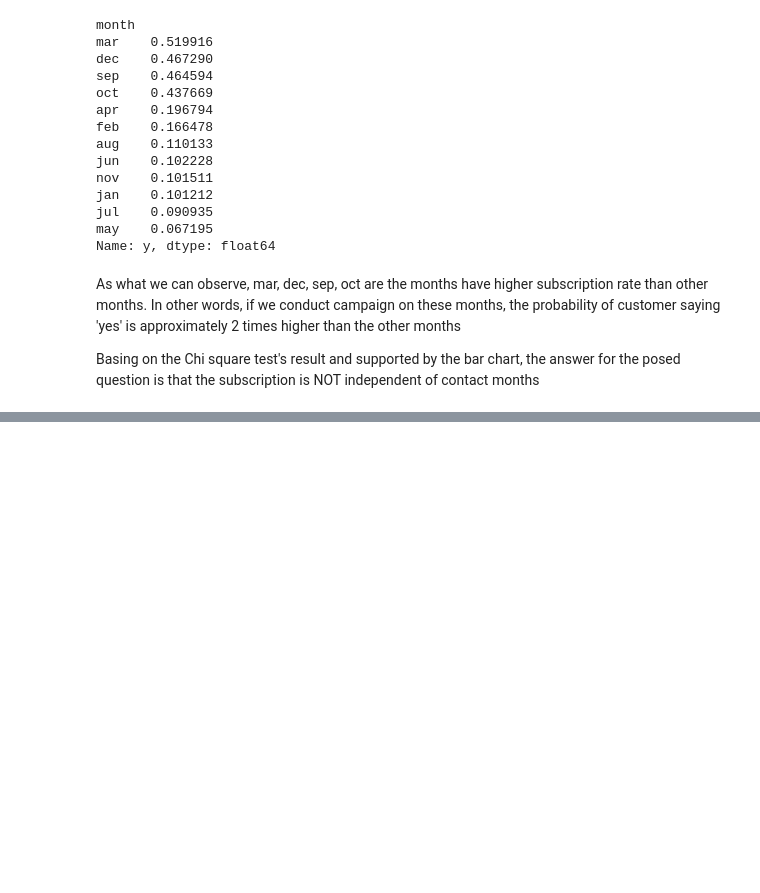
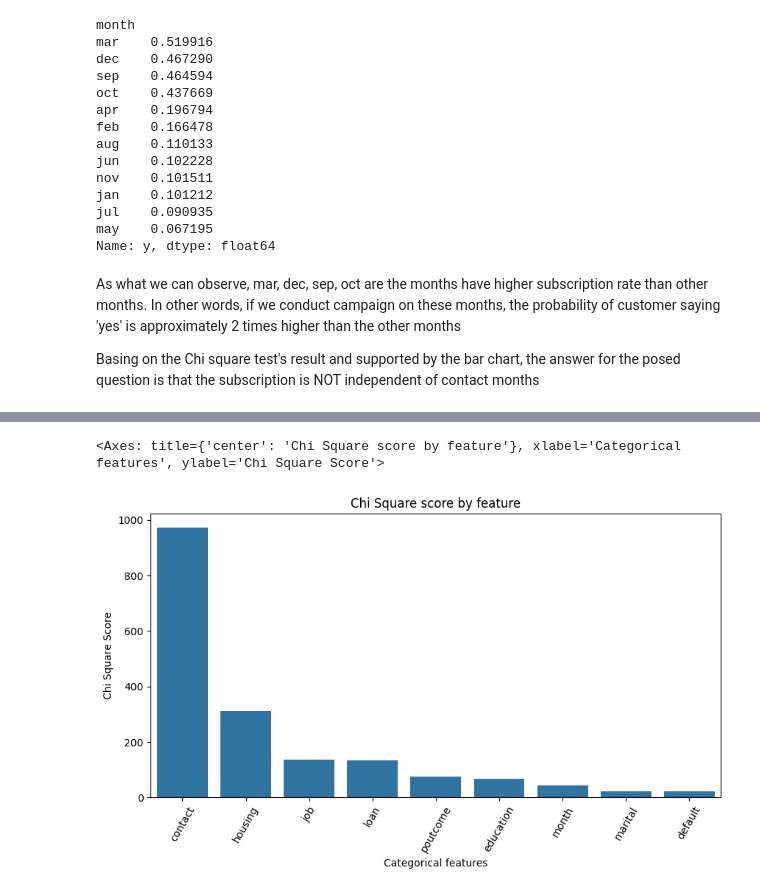
Before and after one commit to vannguyendanang/bank_marketing_campaign, a Jupyter notebook: Bank_TermDeposit.ipynb, the cells around one changed output, grey strips where cells are left out. Saved outputs shown, nothing was run; the diff lists cells and outputs as text; code cells hidden in the pictures; blank space fills up the shorter version.

```diff
--- a/Bank_TermDeposit.ipynb
+++ b/Bank_TermDeposit.ipynb
@@ -969,0 +1010,9 @@ contingency_tbl
+# %%
+le = LabelEncoder()
+# %%
+cat_encoded = pd.DataFrame()
+
+for col in cat_features.columns:
+    cat_encoded[col] = le.fit_transform(cat_features[col])
+
+cat_encoded.head()
@@ -969,0 +1028,3 @@ contingency_tbl
+# %%
+chi_score = chi2(cat_encoded, y_train)
+chi_score
@@ -969,0 +1043,4 @@ contingency_tbl
+# %%
+chi2_score_Series = pd.Series(chi_score[0], index=cat_encoded.columns).sort_values(ascending=False)
+p_value_Series = pd.Series(chi_score[1], index=cat_encoded.columns).sort_values()
+chi2_score_Series
@@ -969,0 +1058,10 @@ contingency_tbl
+# %%
+plt.figure(figsize=(10,5))
+plt.xticks(rotation=60)
+plt.ylabel("Chi Square Score")
+plt.xlabel("Categorical features")
+plt.title("Chi Square score by feature")
+sns.barplot(x=chi2_score_Series.index, y=chi2_score_Series.values)
+# %% [output]
+<Axes: title={'center': 'Chi Square score by feature'}, xlabel='Categorical features', ylabel='Chi Square Score'>
+[figure, added]
```
Also changed, not shown: parts of 56 cells of this notebook, 1 other file.
